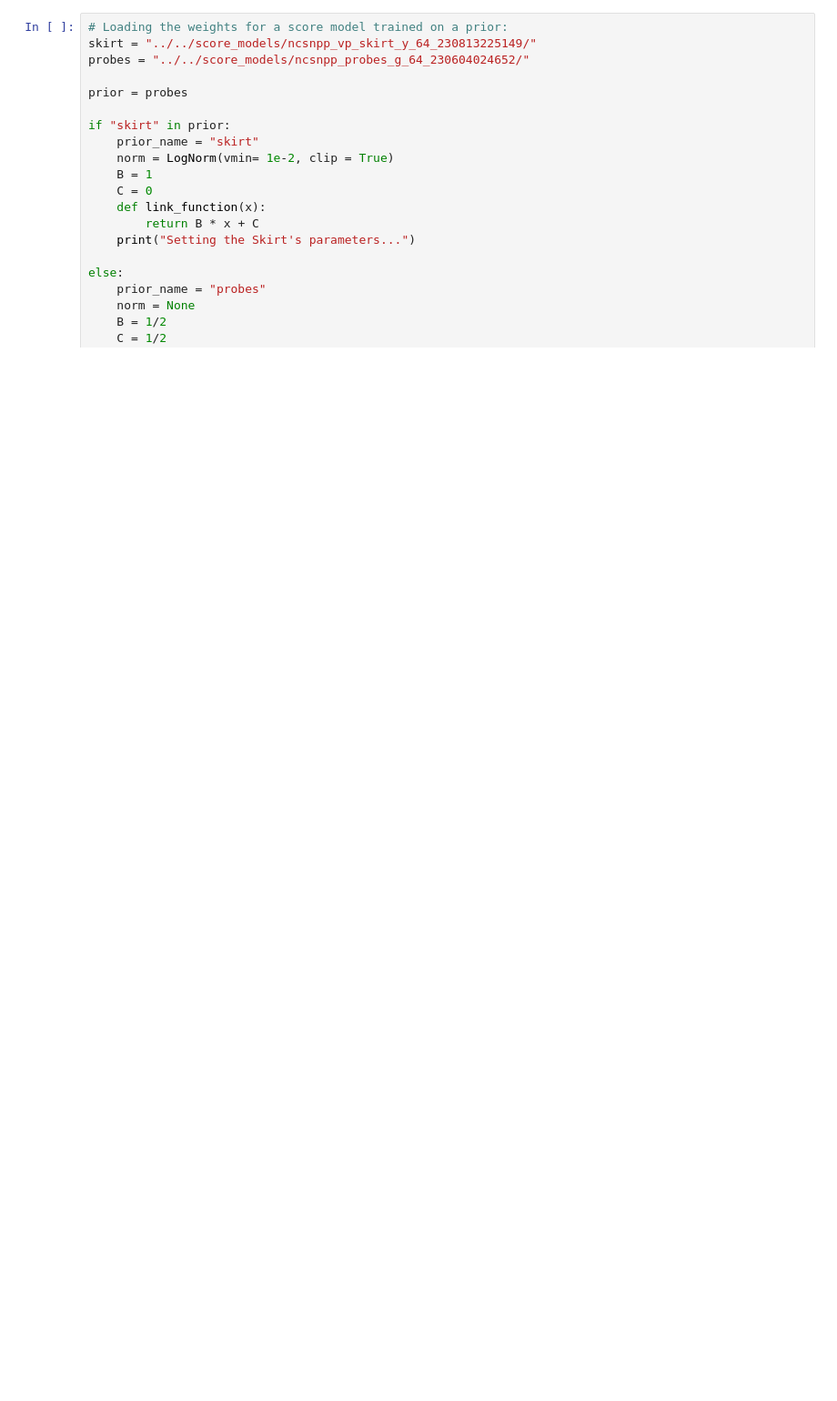
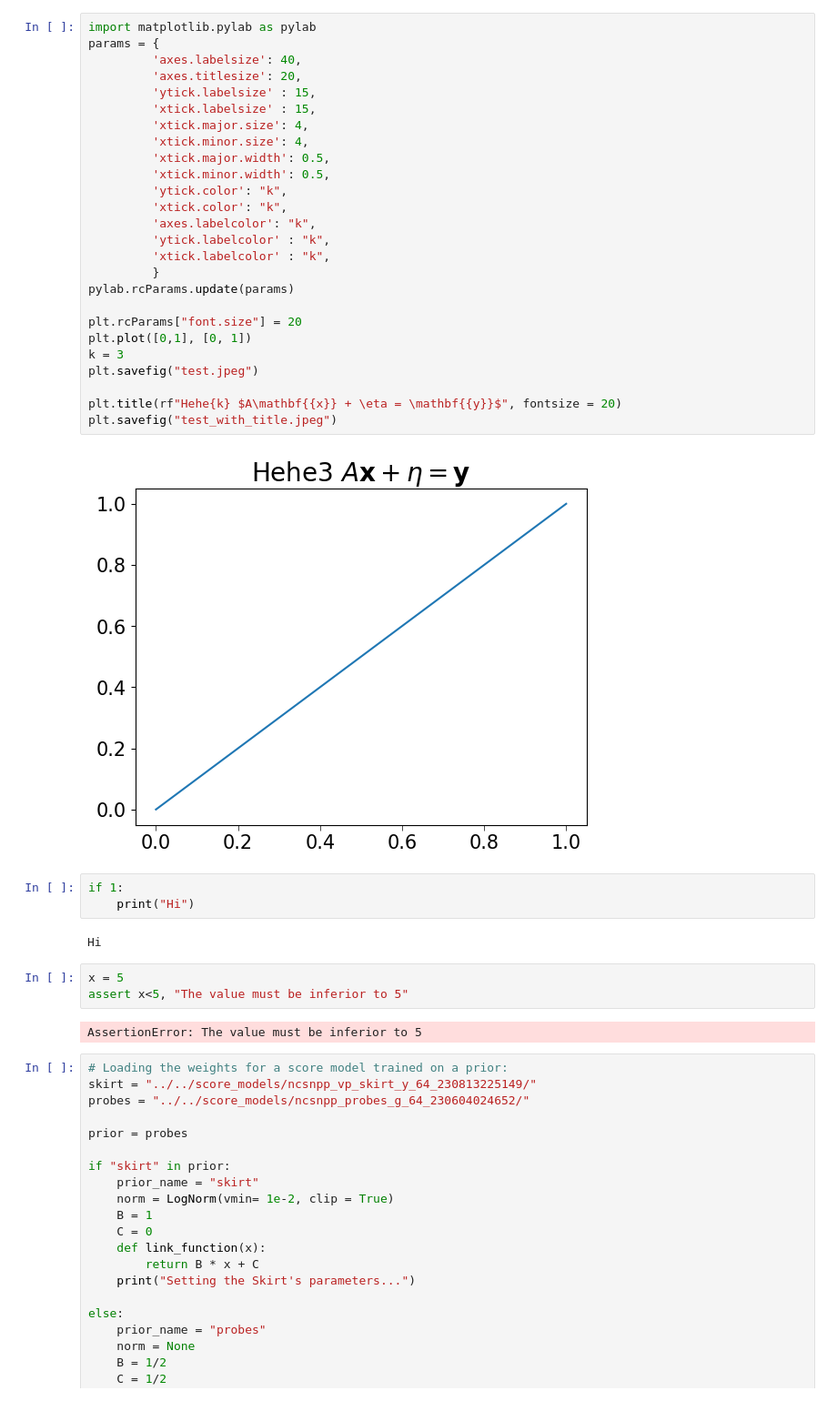
Before and after one commit to EnceladeCandy/bayesian-imaging-radio, a Jupyter notebook: notebooks/inference.ipynb, the cells around one changed output. Shown at 91% size. Saved outputs shown, nothing was run; the diff lists cells and outputs as text; blank space fills up the shorter version.

```diff
--- a/notebooks/inference.ipynb
+++ b/notebooks/inference.ipynb
@@ -15,5 +16,43 @@ plt.style.use("dark_background")
 
 device = "cuda" if torch.cuda.is_available() else "cpu"
+# %%
+import matplotlib.pylab as pylab
+params = {
+         'axes.labelsize': 40,
+         'axes.titlesize': 20,
+         'ytick.labelsize' : 15,
+         'xtick.labelsize' : 15,
+         'xtick.major.size': 4,
+         'xtick.minor.size': 4,
+         'xtick.major.width': 0.5,
+         'xtick.minor.width': 0.5,
+         'ytick.color': "k",
+         'xtick.color': "k",
+         'axes.labelcolor': "k",
+         'ytick.labelcolor' : "k",
+         'xtick.labelcolor' : "k",
+         }
+pylab.rcParams.update(params)
+
+plt.rcParams["font.size"] = 20
+plt.plot([0,1], [0, 1])
+k = 3
+plt.savefig("test.jpeg")
+
+plt.title(rf"Hehe{k} $A\mathbf{{x}} + \eta = \mathbf{{y}}$", fontsize = 20)
+plt.savefig("test_with_title.jpeg")
+# %% [output]
+[figure, added]
+# %%
+if 1:
+    print("Hi")
+# %% [output]
+Hi
+# %%
+x = 5
+assert x<5, "The value must be inferior to 5"
+# %% [output]
+AssertionError: The value must be inferior to 5
 # %%
 # Loading the weights for a score model trained on a prior:
 skirt = "../../score_models/ncsnpp_vp_skirt_y_64_230813225149/"
```
Also changed, not shown: parts of 16 cells of this notebook.
